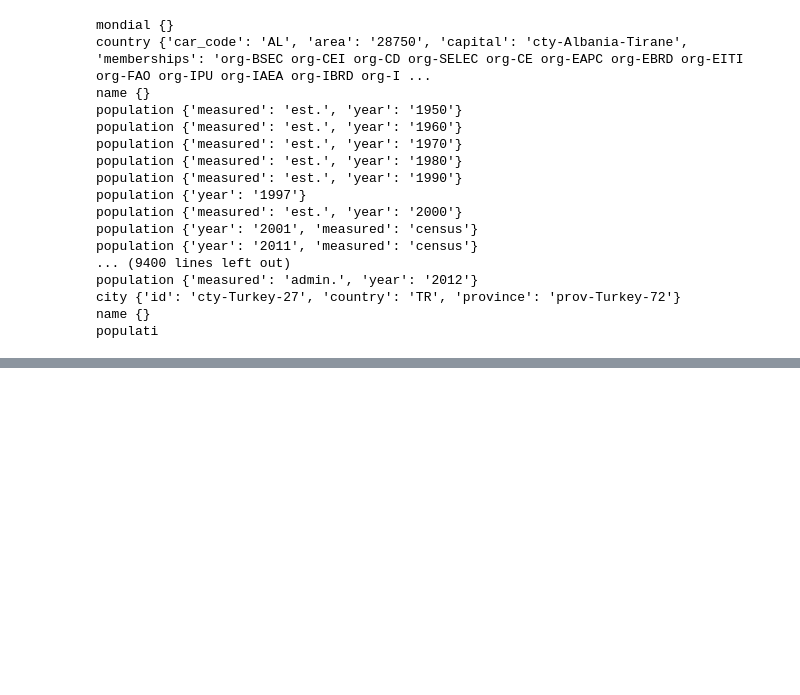
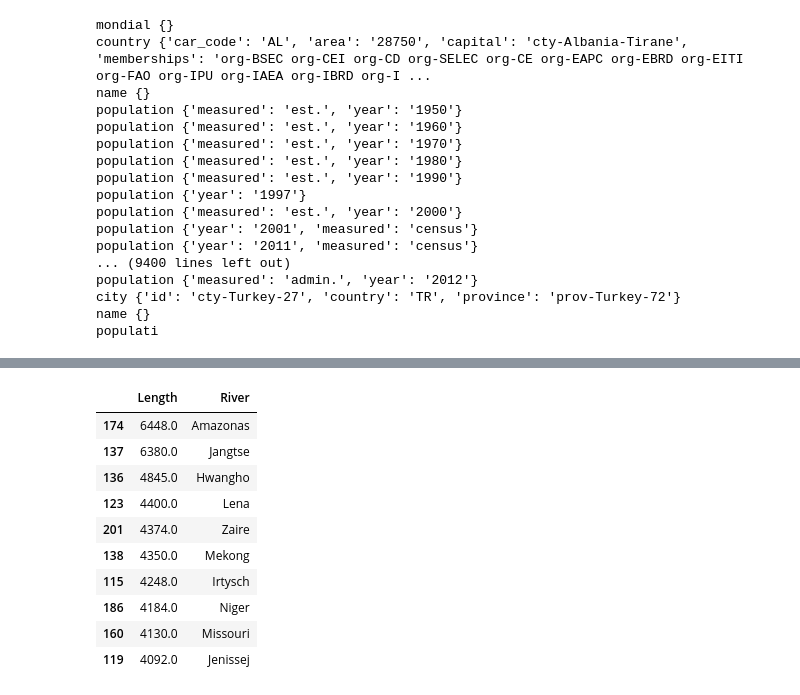
Before and after one commit to luatling/NeoNatal-Disorders, a Jupyter notebook: data_wrangling_xml/sliderule_dsi_xml_exercise.ipynb, the cells around one changed output, grey strips where cells are left out. Cells and saved outputs as stored; diff of their text form; code cells hidden in the pictures; blank space fills up the shorter version.

```diff
--- a/data_wrangling_xml/sliderule_dsi_xml_exercise.ipynb
+++ b/data_wrangling_xml/sliderule_dsi_xml_exercise.ipynb
@@ -192,0 +202,22 @@ xml.etree.ElementTree.Element
+# %%
+#Answer to exercise 4a.
+d4a = []
+for river in document.iterfind('.//river'):
+#    for riverdata in river:
+        if (str(river.find('length')) != 'None'):
+            #print (river.find('name').text + river.find('length').text)
+            d4a.append({'River': river.find('name').text, 'Length': float(river.find('length').text)})
+dfd4a=pd.DataFrame(d4a)
+dfd4a.sort_values('Length', ascending = False).drop_duplicates().head(10)
+# %% [output]
+|  | Length | River |
+| 174 | 6448.0 | Amazonas |
+| 137 | 6380.0 | Jangtse |
+| 136 | 4845.0 | Hwangho |
+| 123 | 4400.0 | Lena |
+| 201 | 4374.0 | Zaire |
+| 138 | 4350.0 | Mekong |
+| 115 | 4248.0 | Irtysch |
+| 186 | 4184.0 | Niger |
+| 160 | 4130.0 | Missouri |
+| 119 | 4092.0 | Jenissej |
```
Also changed, not shown: parts of 9 cells of this notebook.
